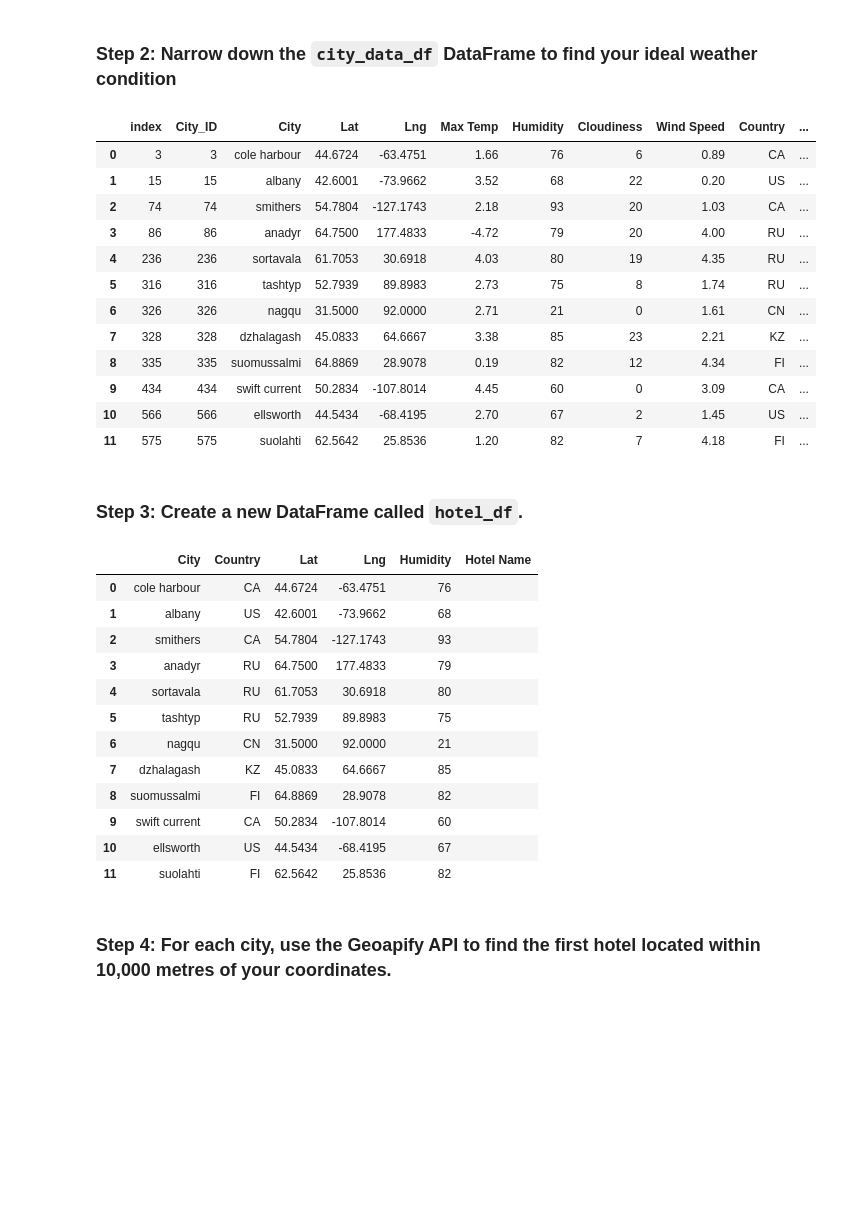
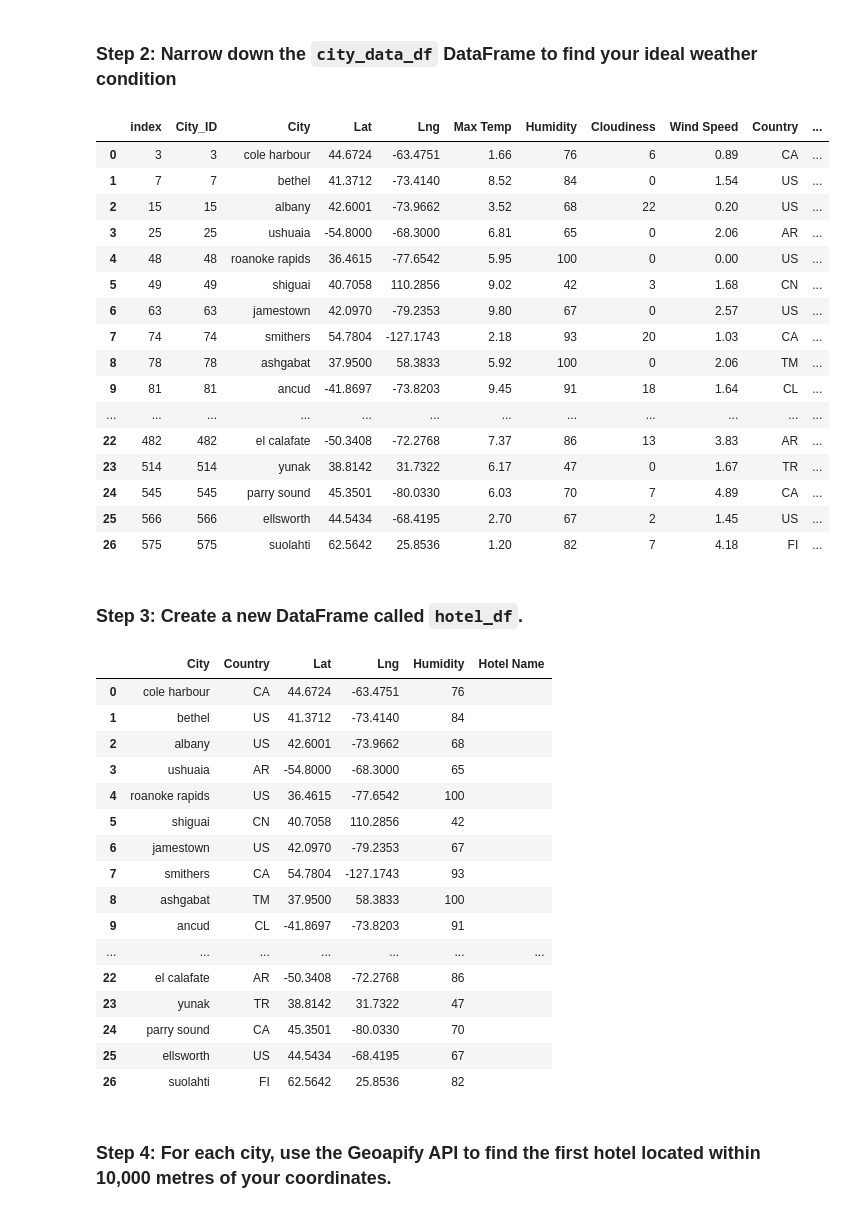
Before and after one commit to andrewplane/python-api-challenge, a Jupyter notebook: WeatherPy/VacationPy.ipynb, the cells around one changed output. Drawn from its saved outputs; the diff is of its cells as text; code cells hidden in the pictures; blank space fills up the shorter version.

```diff
--- a/WeatherPy/VacationPy.ipynb
+++ b/WeatherPy/VacationPy.ipynb
@@ -55,34 +55,38 @@ map_plot
 # %%
 # Narrow down cities that fit criteria and drop any results with null values
 # I am going to seek out cold places that have little wind and fairly clear skies
-# Filter for temp between -15 and 5 degrees C.
-filter1 = city_data_df.loc[(city_data_df['Max Temp'] > -15) & (city_data_df['Max Temp']< 5)]
+# Filter for temp between -5 and 10 degrees C.
+filter1 = city_data_df.loc[(city_data_df['Max Temp'] > -5) & (city_data_df['Max Temp']< 10)]
 # print(filter1)
 # Filter for wind below 5
 filter2 = filter1.loc[filter1['Wind Speed'] < 5]
 # print(filter2)
 # Filter for cloudiness below 25
 filter3 = filter2.loc[filter2['Cloudiness'] < 25]
 # print(filter3)
 # Drop any rows with null values
 clean_filtered = filter3.dropna().reset_index()
 
 # Display sample data
 clean_filtered
 # %% [output]
 |  | index | City_ID | City | Lat | Lng | Max Temp | Humidity | Cloudiness | Wind Speed | Country | ... |
 | 0 | 3 | 3 | cole harbour | 44.6724 | -63.4751 | 1.66 | 76 | 6 | 0.89 | CA | ... |
-| 1 | 15 | 15 | albany | 42.6001 | -73.9662 | 3.52 | 68 | 22 | 0.20 | US | ... |
-| 2 | 74 | 74 | smithers | 54.7804 | -127.1743 | 2.18 | 93 | 20 | 1.03 | CA | ... |
-| 3 | 86 | 86 | anadyr | 64.7500 | 177.4833 | -4.72 | 79 | 20 | 4.00 | RU | ... |
-| 4 | 236 | 236 | sortavala | 61.7053 | 30.6918 | 4.03 | 80 | 19 | 4.35 | RU | ... |
-| 5 | 316 | 316 | tashtyp | 52.7939 | 89.8983 | 2.73 | 75 | 8 | 1.74 | RU | ... |
-| 6 | 326 | 326 | nagqu | 31.5000 | 92.0000 | 2.71 | 21 | 0 | 1.61 | CN | ... |
-| 7 | 328 | 328 | dzhalagash | 45.0833 | 64.6667 | 3.38 | 85 | 23 | 2.21 | KZ | ... |
-| 8 | 335 | 335 | suomussalmi | 64.8869 | 28.9078 | 0.19 | 82 | 12 | 4.34 | FI | ... |
-| 9 | 434 | 434 | swift current | 50.2834 | -107.8014 | 4.45 | 60 | 0 | 3.09 | CA | ... |
-| 10 | 566 | 566 | ellsworth | 44.5434 | -68.4195 | 2.70 | 67 | 2 | 1.45 | US | ... |
-| 11 | 575 | 575 | suolahti | 62.5642 | 25.8536 | 1.20 | 82 | 7 | 4.18 | FI | ... |
+| 1 | 7 | 7 | bethel | 41.3712 | -73.4140 | 8.52 | 84 | 0 | 1.54 | US | ... |
+| 2 | 15 | 15 | albany | 42.6001 | -73.9662 | 3.52 | 68 | 22 | 0.20 | US | ... |
+| 3 | 25 | 25 | ushuaia | -54.8000 | -68.3000 | 6.81 | 65 | 0 | 2.06 | AR | ... |
+| 4 | 48 | 48 | roanoke rapids | 36.4615 | -77.6542 | 5.95 | 100 | 0 | 0.00 | US | ... |
+| 5 | 49 | 49 | shiguai | 40.7058 | 110.2856 | 9.02 | 42 | 3 | 1.68 | CN | ... |
+| 6 | 63 | 63 | jamestown | 42.0970 | -79.2353 | 9.80 | 67 | 0 | 2.57 | US | ... |
+| 7 | 74 | 74 | smithers | 54.7804 | -127.1743 | 2.18 | 93 | 20 | 1.03 | CA | ... |
+| 8 | 78 | 78 | ashgabat | 37.9500 | 58.3833 | 5.92 | 100 | 0 | 2.06 | TM | ... |
+| 9 | 81 | 81 | ancud | -41.8697 | -73.8203 | 9.45 | 91 | 18 | 1.64 | CL | ... |
+| ... | ... | ... | ... | ... | ... | ... | ... | ... | ... | ... | ... |
+| 22 | 482 | 482 | el calafate | -50.3408 | -72.2768 | 7.37 | 86 | 13 | 3.83 | AR | ... |
+| 23 | 514 | 514 | yunak | 38.8142 | 31.7322 | 6.17 | 47 | 0 | 1.67 | TR | ... |
+| 24 | 545 | 545 | parry sound | 45.3501 | -80.0330 | 6.03 | 70 | 7 | 4.89 | CA | ... |
+| 25 | 566 | 566 | ellsworth | 44.5434 | -68.4195 | 2.70 | 67 | 2 | 1.45 | US | ... |
+| 26 | 575 | 575 | suolahti | 62.5642 | 25.8536 | 1.20 | 82 | 7 | 4.18 | FI | ... |
 # %% [markdown]
 ### Step 3: Create a new DataFrame called `hotel_df`.
 # %%
@@ -96,17 +100,21 @@ hotel_df
 # %% [output]
 |  | City | Country | Lat | Lng | Humidity | Hotel Name |
 | 0 | cole harbour | CA | 44.6724 | -63.4751 | 76 |  |
-| 1 | albany | US | 42.6001 | -73.9662 | 68 |  |
-| 2 | smithers | CA | 54.7804 | -127.1743 | 93 |  |
-| 3 | anadyr | RU | 64.7500 | 177.4833 | 79 |  |
-| 4 | sortavala | RU | 61.7053 | 30.6918 | 80 |  |
-| 5 | tashtyp | RU | 52.7939 | 89.8983 | 75 |  |
-| 6 | nagqu | CN | 31.5000 | 92.0000 | 21 |  |
-| 7 | dzhalagash | KZ | 45.0833 | 64.6667 | 85 |  |
-| 8 | suomussalmi | FI | 64.8869 | 28.9078 | 82 |  |
-| 9 | swift current | CA | 50.2834 | -107.8014 | 60 |  |
-| 10 | ellsworth | US | 44.5434 | -68.4195 | 67 |  |
-| 11 | suolahti | FI | 62.5642 | 25.8536 | 82 |  |
+| 1 | bethel | US | 41.3712 | -73.4140 | 84 |  |
+| 2 | albany | US | 42.6001 | -73.9662 | 68 |  |
+| 3 | ushuaia | AR | -54.8000 | -68.3000 | 65 |  |
+| 4 | roanoke rapids | US | 36.4615 | -77.6542 | 100 |  |
+| 5 | shiguai | CN | 40.7058 | 110.2856 | 42 |  |
+| 6 | jamestown | US | 42.0970 | -79.2353 | 67 |  |
+| 7 | smithers | CA | 54.7804 | -127.1743 | 93 |  |
+| 8 | ashgabat | TM | 37.9500 | 58.3833 | 100 |  |
+| 9 | ancud | CL | -41.8697 | -73.8203 | 91 |  |
+| ... | ... | ... | ... | ... | ... | ... |
+| 22 | el calafate | AR | -50.3408 | -72.2768 | 86 |  |
+| 23 | yunak | TR | 38.8142 | 31.7322 | 47 |  |
+| 24 | parry sound | CA | 45.3501 | -80.0330 | 70 |  |
+| 25 | ellsworth | US | 44.5434 | -68.4195 | 67 |  |
+| 26 | suolahti | FI | 62.5642 | 25.8536 | 82 |  |
 # %% [markdown]
 ### Step 4: For each city, use the Geoapify API to find the first hotel located within 10,000 metres of your coordinates.
 # %%
```
Also changed, not shown: parts of 2 cells of this notebook, 1 other file.
